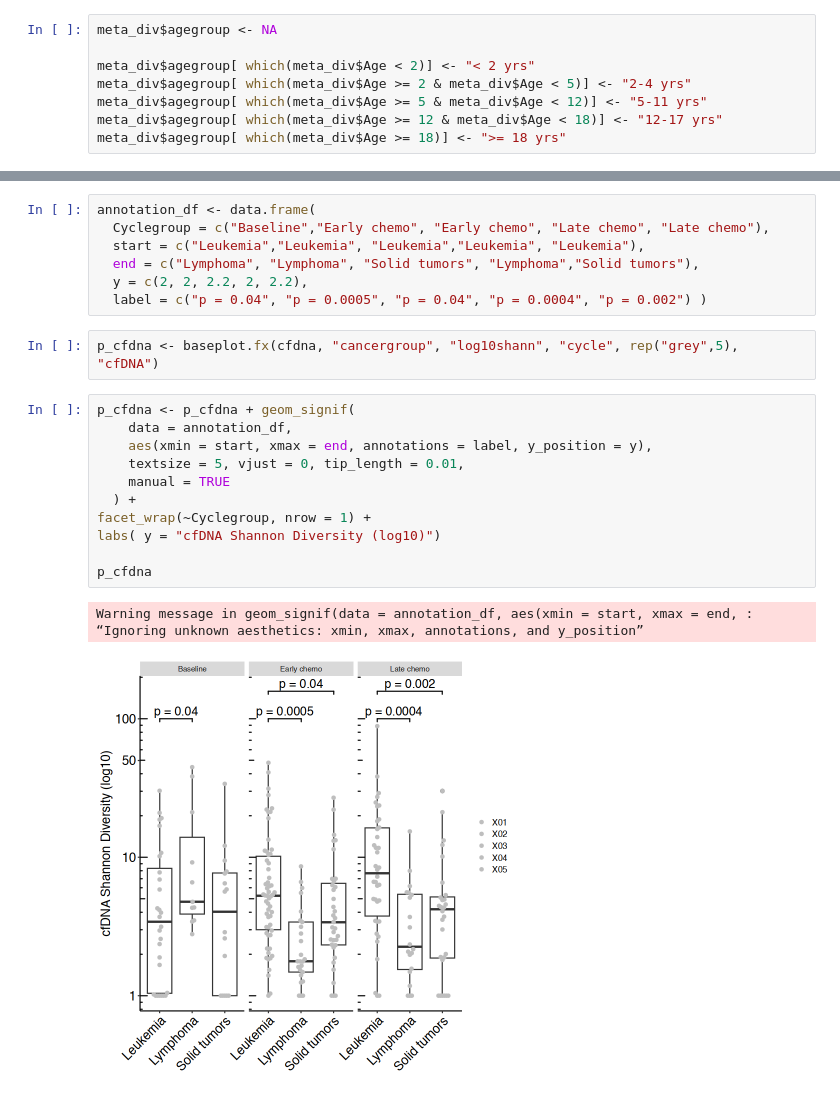
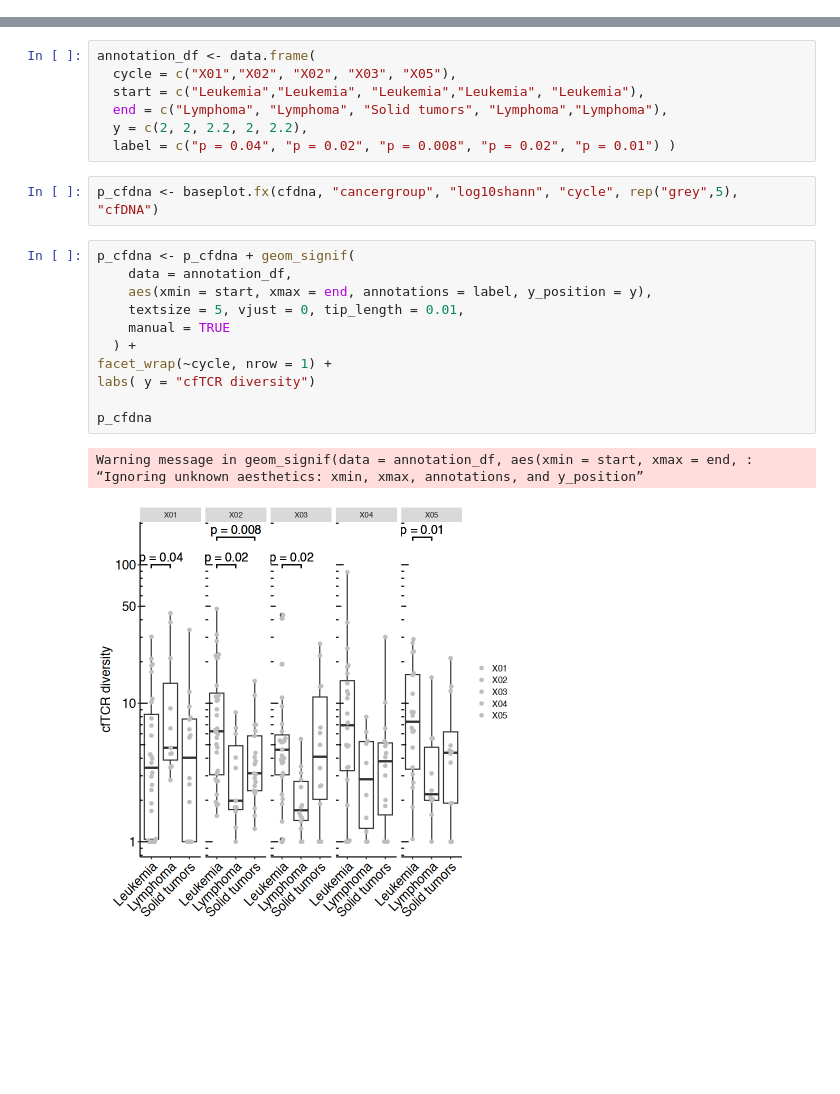
Before and after one commit to pughlab/ped_CapTCRseq, a Jupyter notebook: notebooks/10_cdr3_diversity.ipynb, the cells around one changed output, grey strips where cells are left out. Drawn from its saved outputs; the diff is of its cells as text; blank space fills up the shorter version.

```diff
--- a/notebooks/10_cdr3_diversity.ipynb
+++ b/notebooks/10_cdr3_diversity.ipynb
@@ -53,11 +57,3 @@ meta_div <- meta_div[ meta_div$cancergroup != "Normal", ]
 meta_div <- meta_div[ meta_div$cancergroup != "LFS", ]
 # %%
 meta_div$log10shann <- log10(meta_div$observed_Shannon)
-# %%
-meta_div$agegroup <- NA
-
-meta_div$agegroup[ which(meta_div$Age < 2)] <- "< 2 yrs"
-meta_div$agegroup[ which(meta_div$Age >= 2 & meta_div$Age < 5)] <- "2-4 yrs"
-meta_div$agegroup[ which(meta_div$Age >= 5 & meta_div$Age < 12)] <- "5-11 yrs"
-meta_div$agegroup[ which(meta_div$Age >= 12 & meta_div$Age < 18)] <- "12-17 yrs"
-meta_div$agegroup[ which(meta_div$Age >= 18)] <- ">= 18 yrs"
@@ -609,25 +437,25 @@ Age                       0.0007 0.0081  0.08 0.9353
 # %%
 annotation_df <- data.frame(
-  Cyclegroup = c("Baseline","Early chemo", "Early chemo", "Late chemo", "Late chemo"),
+  cycle = c("X01","X02", "X02", "X03", "X05"),
   start = c("Leukemia","Leukemia", "Leukemia","Leukemia", "Leukemia"),
-  end = c("Lymphoma", "Lymphoma", "Solid tumors", "Lymphoma","Solid tumors"),
+  end = c("Lymphoma", "Lymphoma", "Solid tumors", "Lymphoma","Lymphoma"),
   y = c(2, 2, 2.2, 2, 2.2),
-  label = c("p = 0.04", "p = 0.0005", "p = 0.04", "p = 0.0004", "p = 0.002") )
+  label = c("p = 0.04", "p = 0.02", "p = 0.008", "p = 0.02", "p = 0.01") )
 # %%
 p_cfdna <- baseplot.fx(cfdna, "cancergroup", "log10shann", "cycle", rep("grey",5), "cfDNA")
 # %%
 p_cfdna <- p_cfdna + geom_signif(
     data = annotation_df,
     aes(xmin = start, xmax = end, annotations = label, y_position = y),
     textsize = 5, vjust = 0, tip_length = 0.01,
     manual = TRUE
   ) +
-facet_wrap(~Cyclegroup, nrow = 1) +
-labs( y = "cfDNA Shannon Diversity (log10)")
+facet_wrap(~cycle, nrow = 1) +
+labs( y = "cfTCR diversity")
 
 p_cfdna
 # %% [output]
 Warning message in geom_signif(data = annotation_df, aes(xmin = start, xmax = end, :
 “Ignoring unknown aesthetics: xmin, xmax, annotations, and y_position”
-[figure, old version]
+[figure, new version]
 # %%
```
Also changed, not shown: parts of 59 cells of this notebook, 11 other files.
